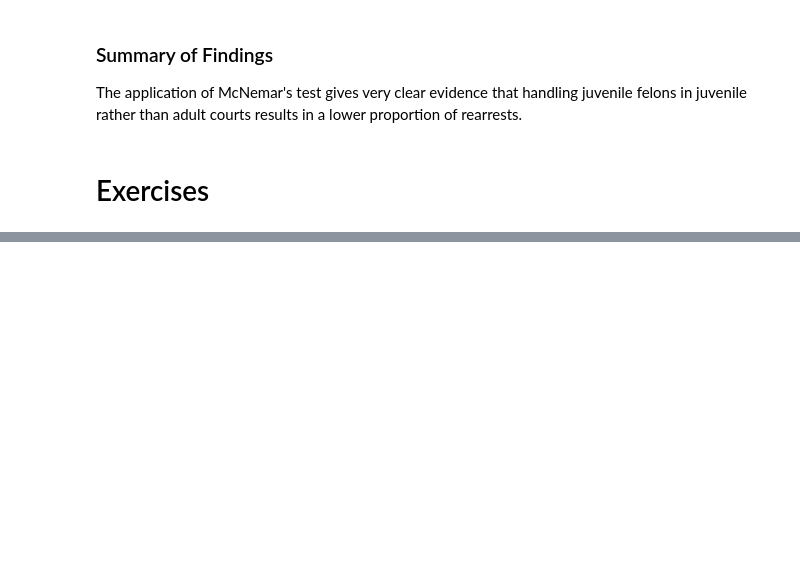
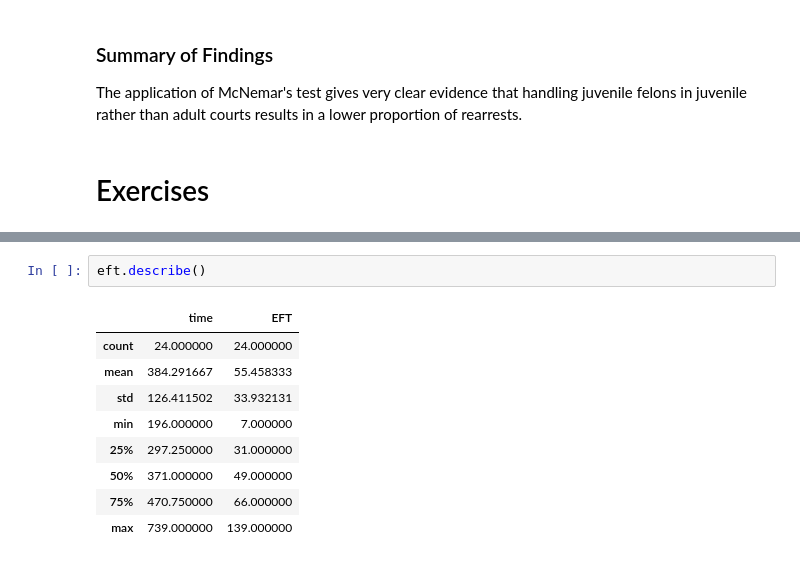
Before and after one commit to seporaitis/hsaur-python, a Jupyter notebook: Chapter3.ipynb, the cells around one changed output, grey strips where cells are left out. Drawn from its saved outputs; the diff is of its cells as text; blank space fills up the shorter version.

```diff
--- a/Chapter3.ipynb
+++ b/Chapter3.ipynb
@@ -409,0 +548,12 @@ The application of McNemar's test gives very clear evidence that handling juveni
+# %%
+eft.describe()
+# %% [output]
+|  | time | EFT |
+| count | 24.000000 | 24.000000 |
+| mean | 384.291667 | 55.458333 |
+| std | 126.411502 | 33.932131 |
+| min | 196.000000 | 7.000000 |
+| 25% | 297.250000 | 31.000000 |
+| 50% | 371.000000 | 49.000000 |
+| 75% | 470.750000 | 66.000000 |
+| max | 739.000000 | 139.000000 |
```
Also changed, not shown: parts of 24 cells of this notebook, 1 other file.
